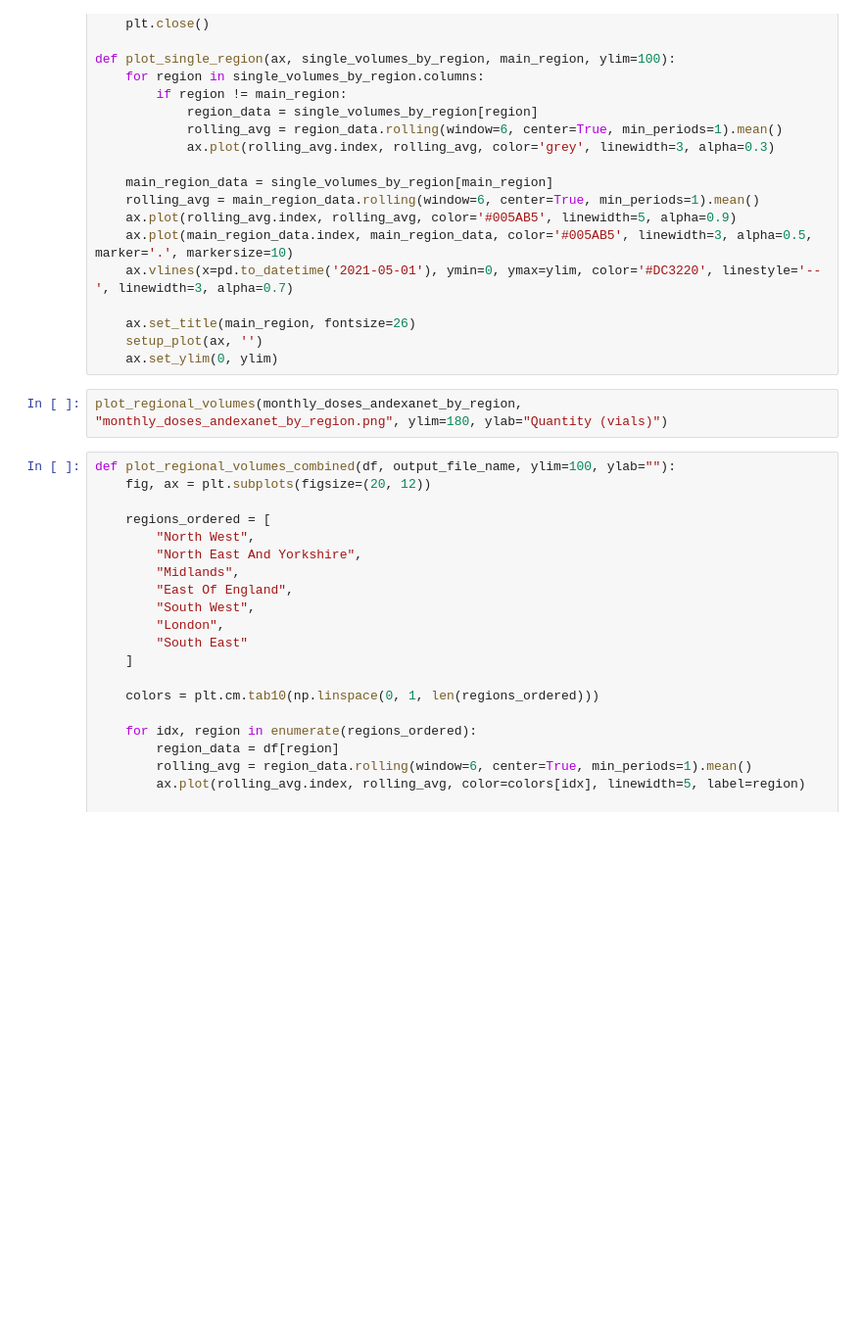
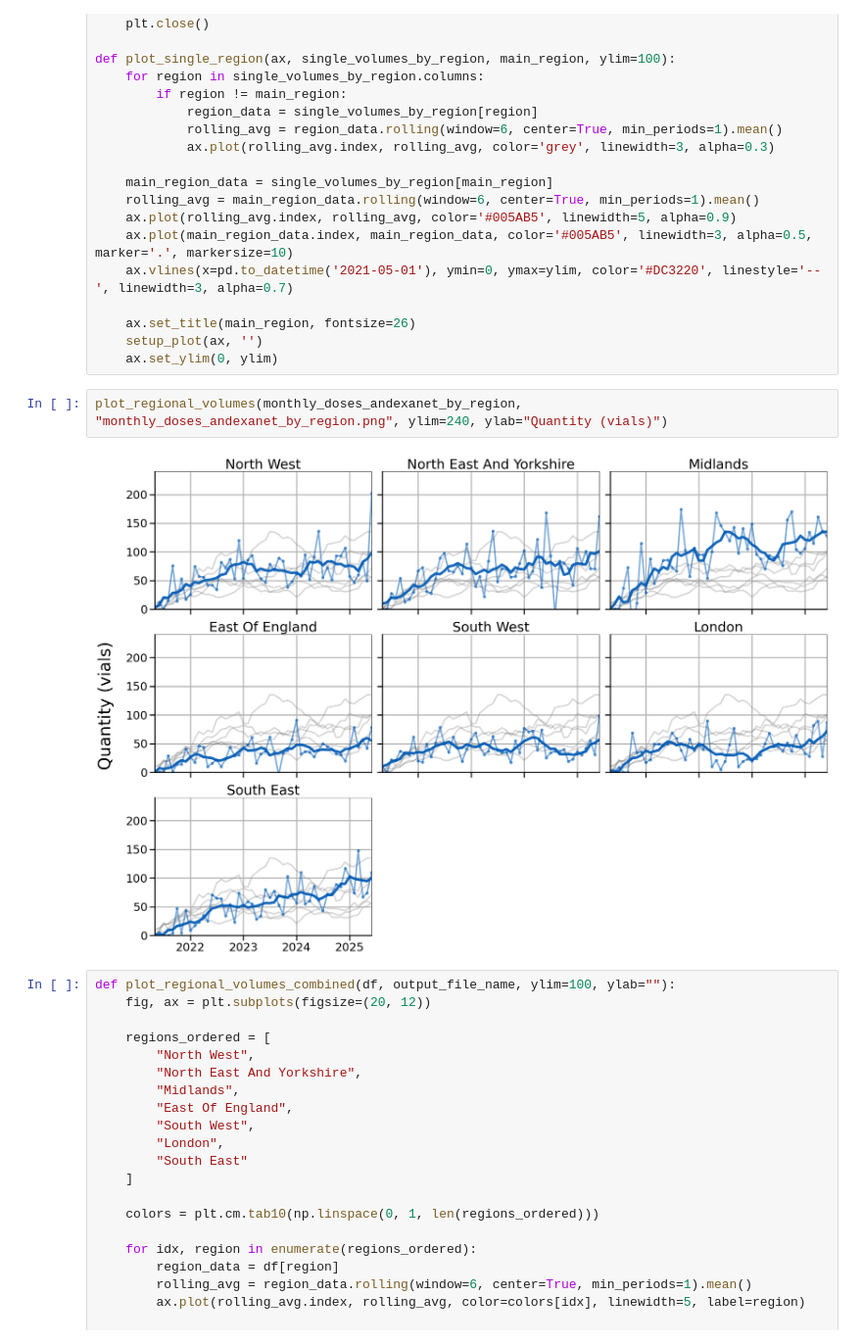
Before and after one commit to ebmdatalab/op-hospitals-andexanet, a Jupyter notebook: notebooks/generate_outputs.ipynb, the cells around one changed output. Shown at 98% size. Saved outputs shown, nothing was run; the diff lists cells and outputs as text; blank space fills up the shorter version.

```diff
--- a/notebooks/generate_outputs.ipynb
+++ b/notebooks/generate_outputs.ipynb
@@ -155,7 +419,9 @@ def plot_single_region(ax, single_volumes_by_region, main_region, ylim=100):
     setup_plot(ax, '')
     ax.set_ylim(0, ylim)
 # %%
-plot_regional_volumes(monthly_doses_andexanet_by_region, "monthly_doses_andexanet_by_region.png", ylim=180, ylab="Quantity (vials)")
+plot_regional_volumes(monthly_doses_andexanet_by_region, "monthly_doses_andexanet_by_region.png", ylim=240, ylab="Quantity (vials)")
+# %% [output]
+[figure, added]
 # %%
 def plot_regional_volumes_combined(df, output_file_name, ylim=100, ylab=""):
     fig, ax = plt.subplots(figsize=(20, 12))
```
Also changed, not shown: parts of 21 cells of this notebook, 12 other files.
